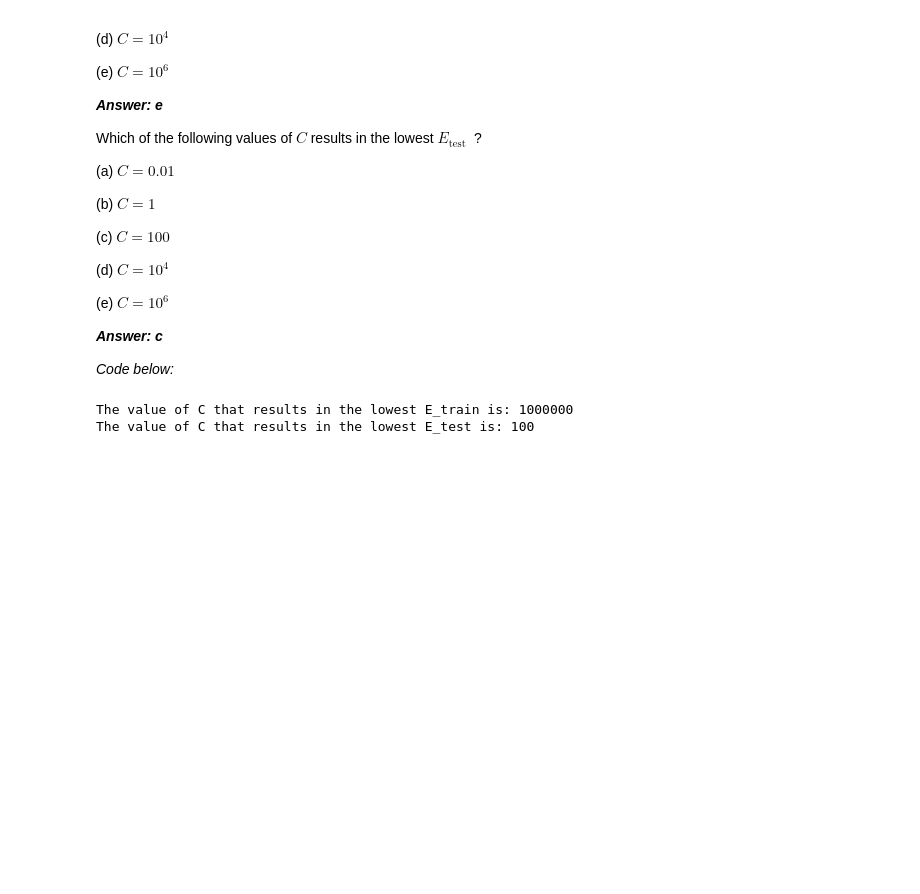
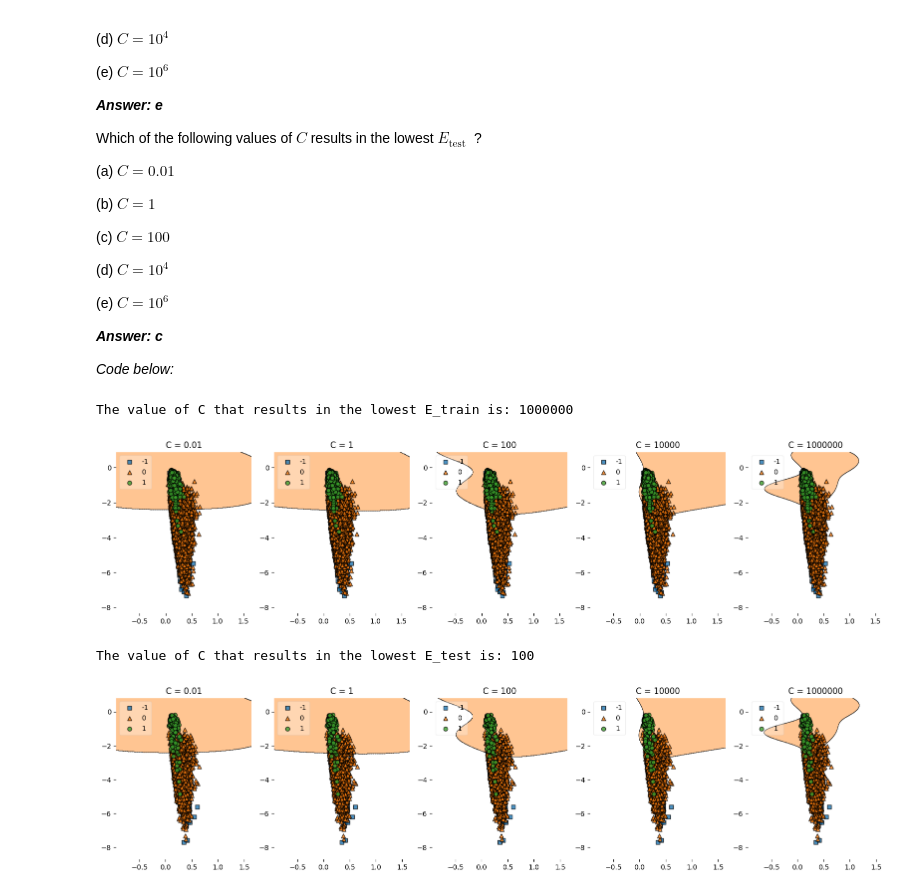
Before and after one commit to ChagataiDuru/CS304-IntroAI-CollabNotebooks, a Jupyter notebook: CS304_HW2.ipynb, the cells around one changed output. Drawn from its saved outputs; the diff is of its cells as text; code cells hidden in the pictures; blank space fills up the shorter version.

```diff
--- a/CS304_HW2.ipynb
+++ b/CS304_HW2.ipynb
@@ -408,26 +451,60 @@ def train_binary_classifier_rbf(X, y, X_test, y_test, digit1, digit2, C):
 # %%
 # Problem 7: Which of the following values of C results in the lowest E_train?
 C_values = [0.01, 1, 100, 10000, 1000000]
 lowest_train_error = 1
 best_C_train = None
+
+train_errors = []
+train_classifiers = []
+
 for C in C_values:
     svm_clf, train_error, _ = train_binary_classifier_rbf(X_train, y_train, X_test, y_test, 1, 5, C)
+    train_errors.append(train_error)
+    train_classifiers.append(svm_clf)
     if train_error < lowest_train_error:
         lowest_train_error = train_error
         best_C_train = C
 
 print(f"The value of C that results in the lowest E_train is: {best_C_train}")
+# Plot decision boundaries for different C values
+fig, axes = plt.subplots(1, len(C_values), figsize=(16, 4))
 
+for ax, C, svm_clf in zip(axes, C_values, train_classifiers):
+    plot_decision_regions(X=X_train, y=np.where(y_train == 1, 1, np.where(y_train == 5, -1, 0)),
+                          clf=svm_clf, legend=2, ax=ax)
+    ax.set_title(f"C = {C}")
+
+plt.tight_layout()
+plt.show()
 # Problem 8: Which of the following values of C results in the lowest E_test?
 lowest_test_error = 1
 best_C_test = None
+
+test_errors = []
+test_classifiers = []
+
 for C in C_values:
     svm_clf, _, test_error = train_binary_classifier_rbf(X_train, y_train, X_test, y_test, 1, 5, C)
+    test_errors.append(test_error)
+    test_classifiers.append(svm_clf)
     if test_error < lowest_test_error:
         lowest_test_error = test_error
         best_C_test = C
 
 print(f"The value of C that results in the lowest E_test is: {best_C_test}")
+
+# Plot decision boundaries for different C values
+fig, axes = plt.subplots(1, len(C_values), figsize=(16, 4))
+
+for ax, C, svm_clf in zip(axes, C_values, test_classifiers):
+    plot_decision_regions(X=X_test, y=np.where(y_test == 1, 1, np.where(y_test == 5, -1, 0)),
+                          clf=svm_clf, legend=2, ax=ax)
+    ax.set_title(f"C = {C}")
+
+plt.tight_layout()
+plt.show()
 # %% [output]
 The value of C that results in the lowest E_train is: 1000000
-The value of C that results in the lowest E_test is: 100
+[figure, added]
+The value of C that results in the lowest E_test is: 100
+[figure, added]
```
Also changed, not shown: parts of 5 cells of this notebook.
